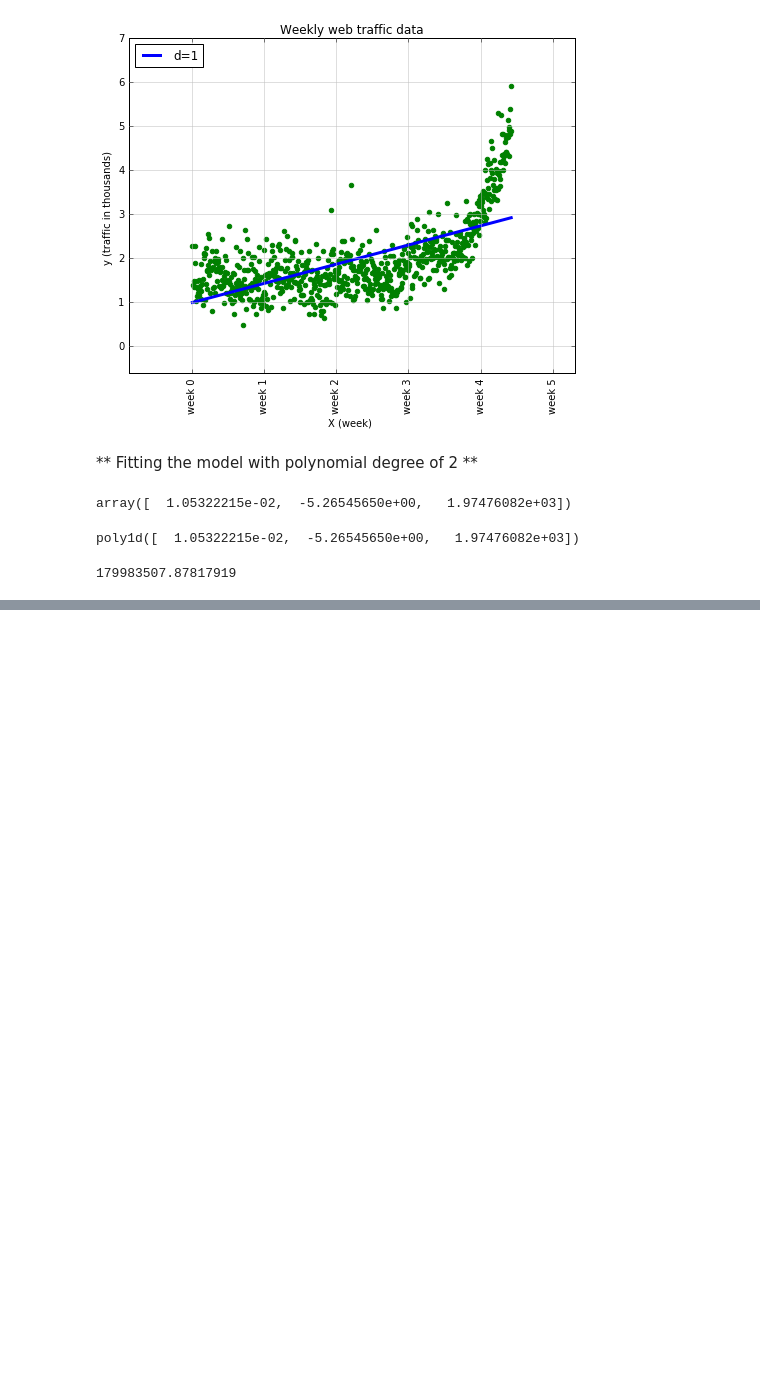
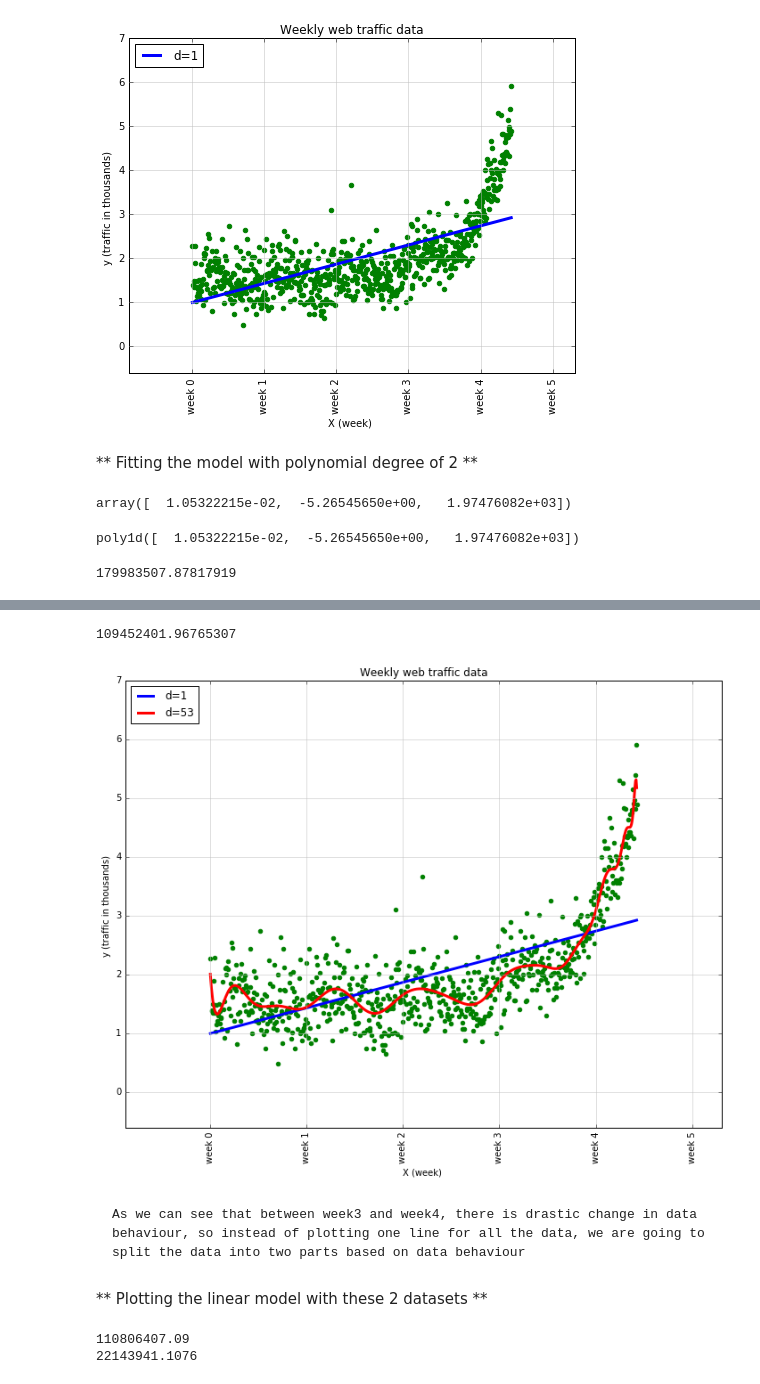
Before and after one commit to atulsingh0/MachineLearning, a Jupyter notebook: MLSwPython/CH01Learn.ipynb, the cells around one changed output, grey strips where cells are left out. Saved outputs shown, nothing was run; the diff lists cells and outputs as text; code cells hidden in the pictures; blank space fills up the shorter version.

```diff
--- a/MLSwPython/CH01Learn.ipynb
+++ b/MLSwPython/CH01Learn.ipynb
@@ -210,0 +214,3 @@ plt.show()
+# %%
+fp53 = sp.polyfit(X, y, 53)
+fp53
@@ -210,0 +236,4 @@ plt.show()
+# %%
+# fitting the model
+f53 = sp.poly1d(fp53)
+f53
@@ -210,0 +259,44 @@ plt.show()
+# %%
+# checking put the error for fp1 model
+rssErr(f53, X, y)
+# %% [output]
+109452401.96765307
+# %%
+# plotting it
+#  setting the plot
+plt.figure(figsize=(12,9), dpi=80)
+
+# plot type and color
+plt.scatter(X,y, color='green')
+l1, = plt.plot(X, f1(X), color='blue', linewidth=3)   #plotting the fucntions
+l53, = plt.plot(X, f53(X), color='red', linewidth=3)   #plotting the fucntions
+
+# adding legends
+plt.legend([l1, l53],["d=%i" % f1.order, "d=%i" % f53.order], loc="upper left")
+
+
+# plot labels
+plt.xlabel("X (week) ")
+plt.ylabel("y (traffic in thousands) ")
+plt.title("Weekly web traffic data")
+
+# grid and autoscale
+plt.grid(True, linestyle='-', color='0.75')
+plt.autoscale(True)
+
+# ticks renaming
+# plt.xticks(x, labels, rotation='vertical')
+v1 = [w*7*24 for w in range(10)]
+lbl = ["week %i" % i for i in range(10) ]
+plt.xticks(v1, lbl, rotation='vertical')
+plt.yticks([i*1000 for i in range(10)], ["%i" % i for i in range(10)])
+
+# Pad margins so that markers don't get clipped by the axes
+plt.margins(0.2)
+
+# display plot
+plt.show()
+# %% [output]
+[figure, added]
+# %% [markdown]
+    As we can see that between week3 and week4, there is drastic change in data behaviour, so instead of plotting one line for all the data, we are going to split the data into two parts based on data behaviour
@@ -210,0 +310,2 @@ plt.show()
+# %% [markdown]
+** Plotting the linear model with these 2 datasets **
@@ -210,0 +318,7 @@ plt.show()
+# %%
+# error in both
+print(rssErr(fs1, X1, y1))
+print(rssErr(fs2, X2, y2))
+# %% [output]
+110806407.09
+22143941.1076
```
Also changed, not shown: parts of 7 cells of this notebook, 4 other files.
